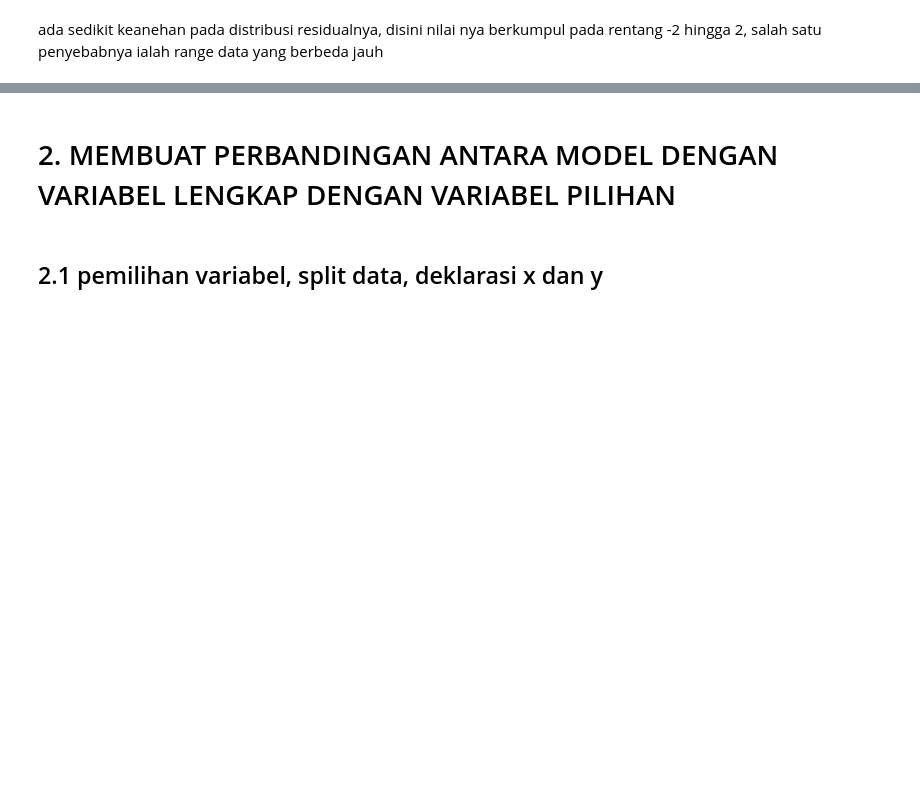
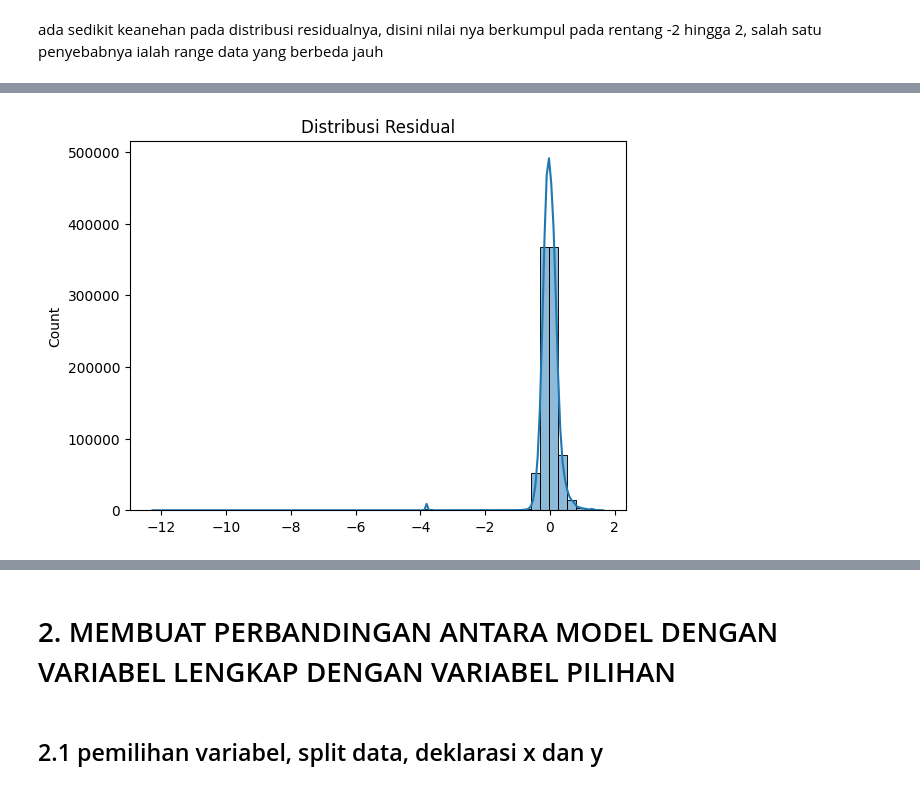
Before and after one commit to fatihdzaki01/Projek_PDS_RegresiLinier, a Jupyter notebook: projek_pds.ipynb, the cells around one changed output, grey strips where cells are left out. Drawn from its saved outputs; the diff is of its cells as text; code cells hidden in the pictures; blank space fills up the shorter version.

```diff
--- a/projek_pds.ipynb
+++ b/projek_pds.ipynb
@@ -689,0 +844,6 @@ else:
+# %%
+# Transform sqrt langsung pada kolom asli
+X_train["so2_sqrt"] = np.sqrt(X_train["so2_avg"])
+
+# Tambahkan fitur indikator zero
+X_train["so2_zero"] = (X_train["so2_avg"] == 0).astype(int)
@@ -689,0 +861,5 @@ else:
+# %%
+X_train = X_train.drop(columns=["so2_avg"])
+# %%
+model = sm.OLS(y_train, X_train).fit()
+print(model.summary())
@@ -689,0 +884,7 @@ else:
+# %%
+#visual
+sns.histplot(model.resid, bins=50, kde=True)
+plt.title("Distribusi Residual")
+plt.show()
+# %% [output]
+[figure, added]
```
Also changed, not shown: parts of 25 cells of this notebook.
